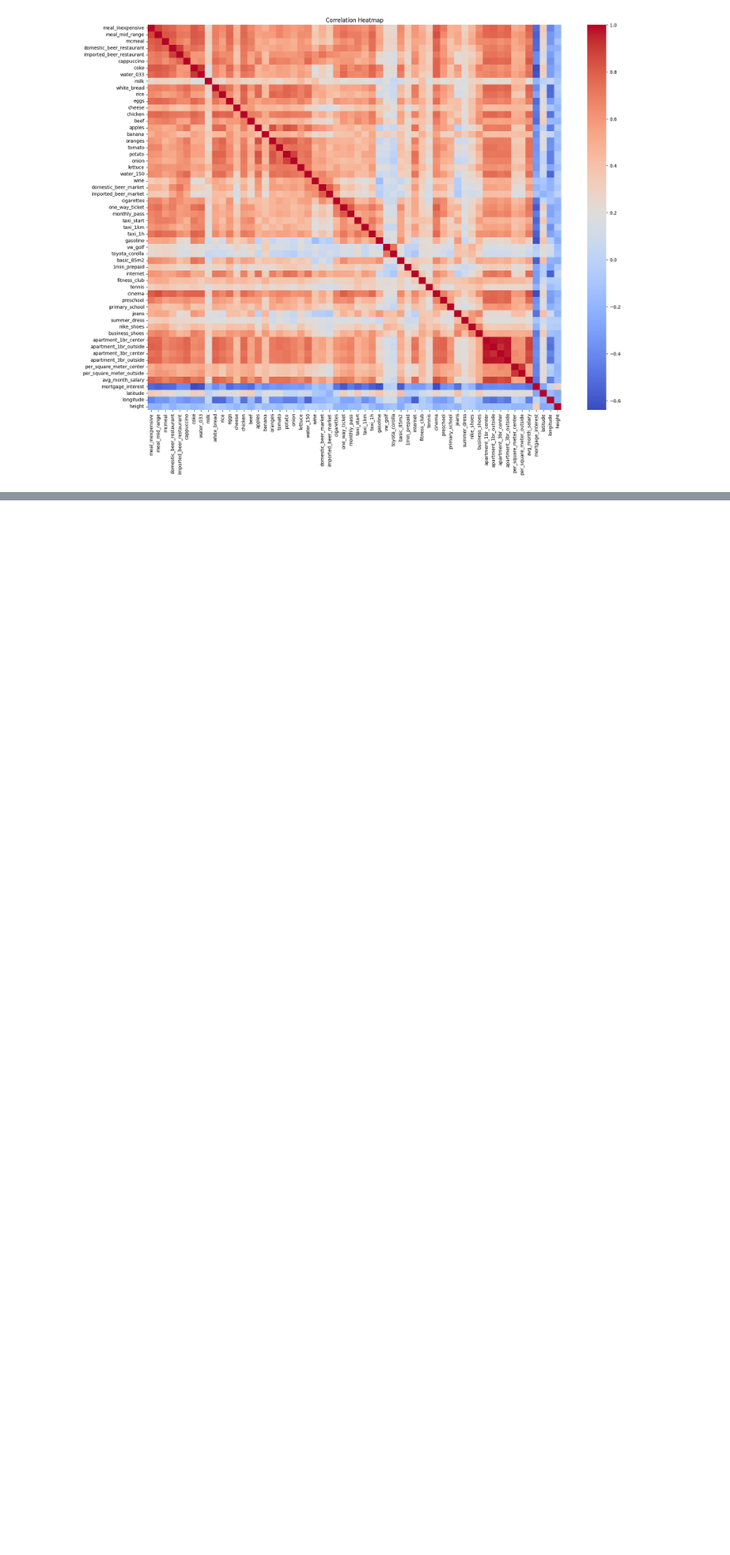
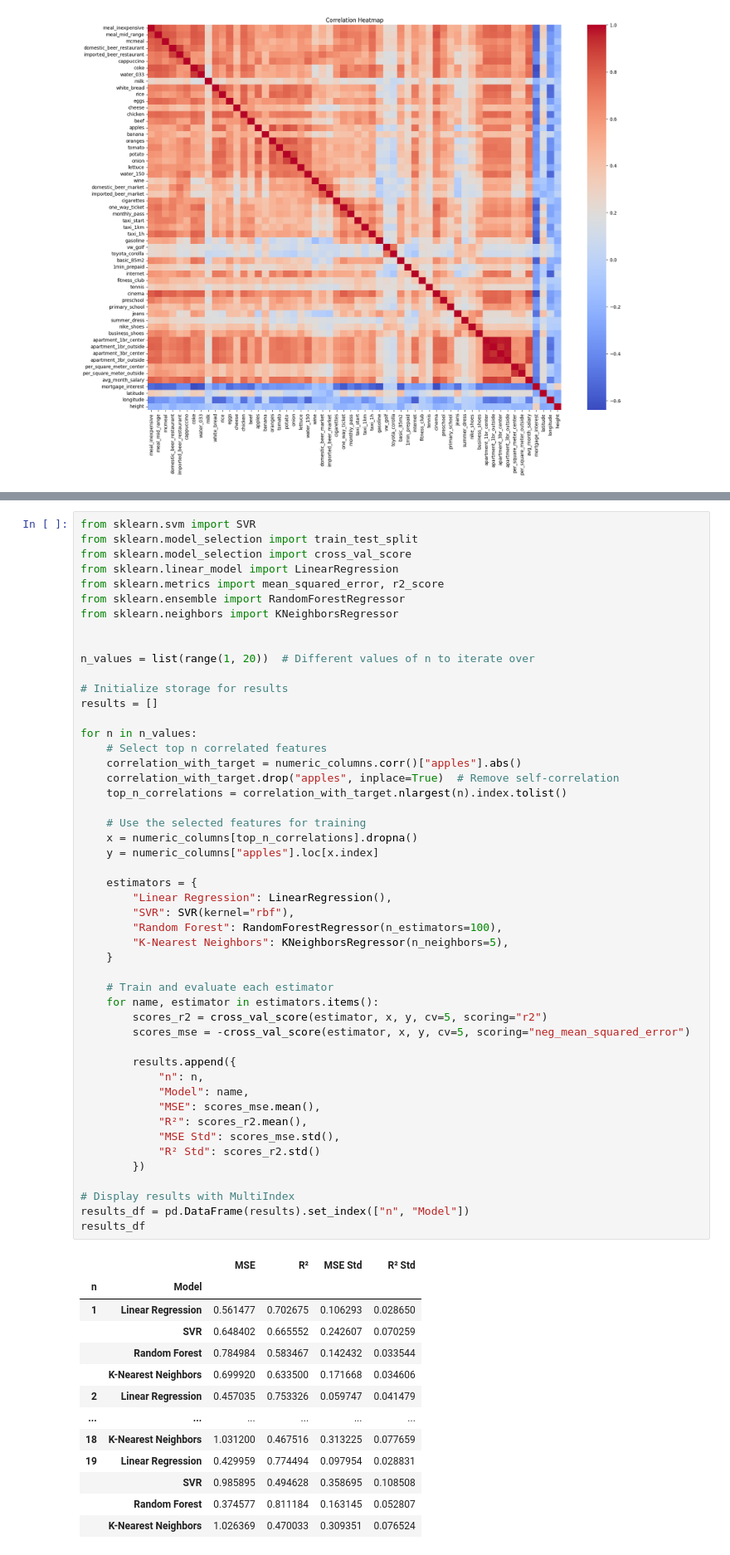
Before and after one commit to GehriJan/data-science-exam, a Jupyter notebook: data_science_exam.ipynb, the cells around one changed output, grey strips where cells are left out. Shown at 83% size. Drawn from its saved outputs; the diff is of its cells as text; blank space fills up the shorter version.

```diff
--- a/data_science_exam.ipynb
+++ b/data_science_exam.ipynb
@@ -1407,0 +769,63 @@ np.int64(263)
+# %%
+from sklearn.svm import SVR
+from sklearn.model_selection import train_test_split
+from sklearn.model_selection import cross_val_score
+from sklearn.linear_model import LinearRegression
+from sklearn.metrics import mean_squared_error, r2_score
+from sklearn.ensemble import RandomForestRegressor
+from sklearn.neighbors import KNeighborsRegressor
+
+
+n_values = list(range(1, 20))  # Different values of n to iterate over
+
+# Initialize storage for results
+results = []
+
+for n in n_values:
+    # Select top n correlated features
+    correlation_with_target = numeric_columns.corr()["apples"].abs()
+    correlation_with_target.drop("apples", inplace=True)  # Remove self-correlation
+    top_n_correlations = correlation_with_target.nlargest(n).index.tolist()
+
+    # Use the selected features for training
+    x = numeric_columns[top_n_correlations].dropna()
+    y = numeric_columns["apples"].loc[x.index]
+
+    estimators = {
+        "Linear Regression": LinearRegression(),
+        "SVR": SVR(kernel="rbf"),
+        "Random Forest": RandomForestRegressor(n_estimators=100),
+        "K-Nearest Neighbors": KNeighborsRegressor(n_neighbors=5),
+    }
+
+    # Train and evaluate each estimator
+    for name, estimator in estimators.items():
+        scores_r2 = cross_val_score(estimator, x, y, cv=5, scoring="r2")
+        scores_mse = -cross_val_score(estimator, x, y, cv=5, scoring="neg_mean_squared_error")
+
+        results.append({
+            "n": n,
+            "Model": name,
+            "MSE": scores_mse.mean(),
+            "R²": scores_r2.mean(),
+            "MSE Std": scores_mse.std(),
+            "R² Std": scores_r2.std()
+        })
+
+# Display results with MultiIndex
+results_df = pd.DataFrame(results).set_index(["n", "Model"])
+results_df
+# %% [output]
+|  |  | MSE | R² | MSE Std | R² Std |
+| n | Model |  |  |  |  |
+| 1 | Linear Regression | 0.561477 | 0.702675 | 0.106293 | 0.028650 |
+|  | SVR | 0.648402 | 0.665552 | 0.242607 | 0.070259 |
+|  | Random Forest | 0.784984 | 0.583467 | 0.142432 | 0.033544 |
+|  | K-Nearest Neighbors | 0.699920 | 0.633500 | 0.171668 | 0.034606 |
+| 2 | Linear Regression | 0.457035 | 0.753326 | 0.059747 | 0.041479 |
+| ... | ... | ... | ... | ... | ... |
+| 18 | K-Nearest Neighbors | 1.031200 | 0.467516 | 0.313225 | 0.077659 |
+| 19 | Linear Regression | 0.429959 | 0.774494 | 0.097954 | 0.028831 |
+|  | SVR | 0.985895 | 0.494628 | 0.358695 | 0.108508 |
+|  | Random Forest | 0.374577 | 0.811184 | 0.163145 | 0.052807 |
+|  | K-Nearest Neighbors | 1.026369 | 0.470033 | 0.309351 | 0.076524 |
```
Also changed, not shown: parts of 34 cells of this notebook.
